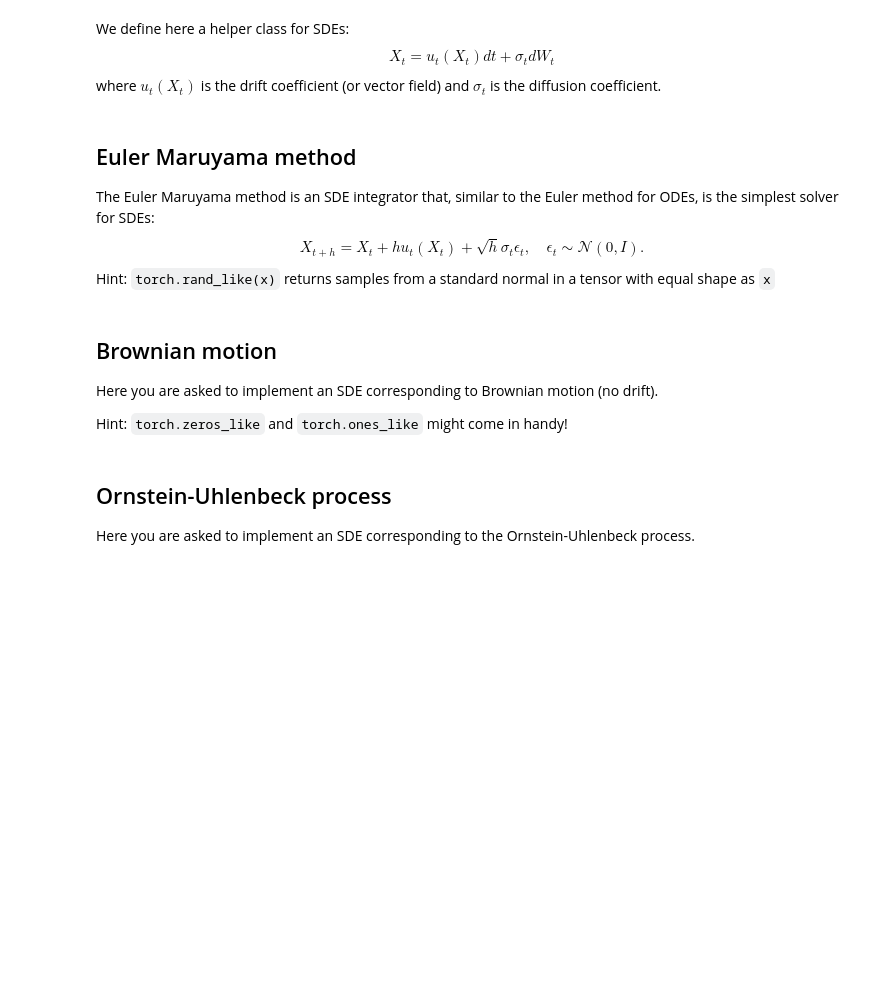
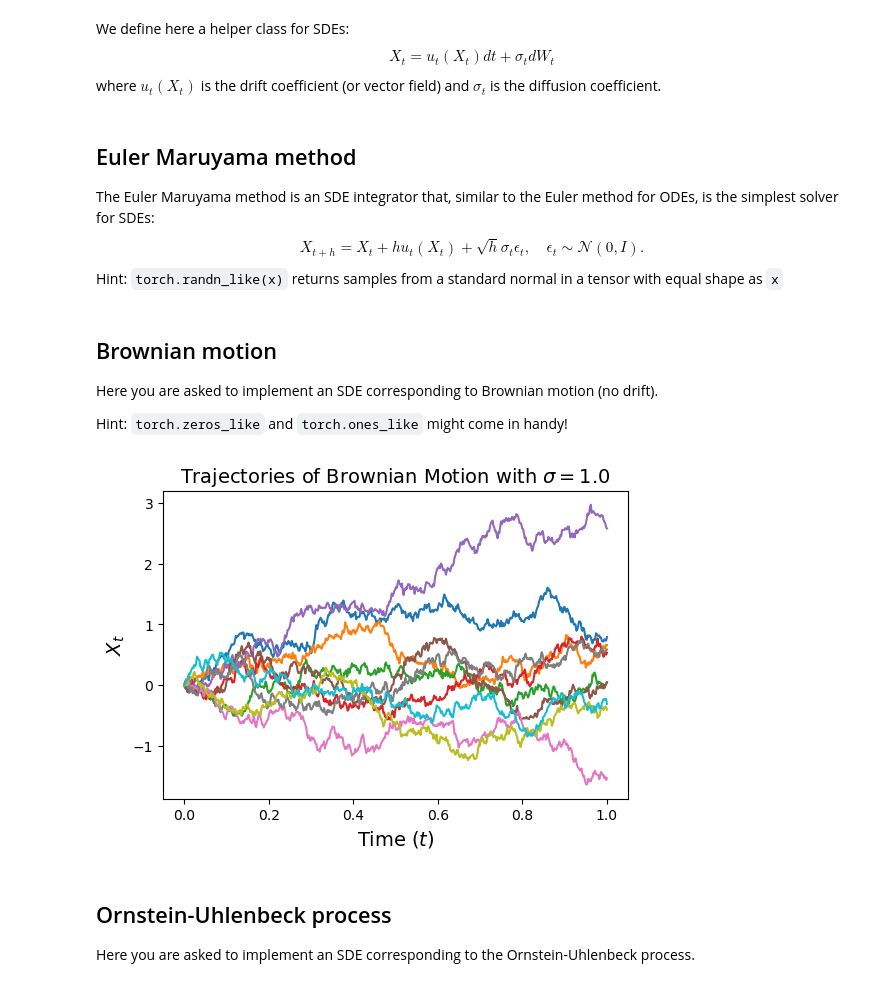
Before and after one commit to ScottMcHaffie/SH2150_assignments, a Jupyter notebook: assignment3/Assignment_3.ipynb, the cells around one changed output. Cells and saved outputs as stored; diff of their text form; code cells hidden in the pictures; blank space fills up the shorter version.

```diff
--- a/assignment3/Assignment_3.ipynb
+++ b/assignment3/Assignment_3.ipynb
@@ -65,7 +71,7 @@ class SDE(ABC):
 ## Euler Maruyama method
 The Euler Maruyama method is an SDE integrator that, similar to the Euler method for ODEs, is the simplest solver for SDEs:
 $$ X_{t+h} = X_t + hu_t(X_t) + \sqrt{h}\sigma_t \epsilon_t,\quad \epsilon_t \sim \mathcal{N}(0,I).$$
-Hint: `torch.rand_like(x)` returns samples from a standard normal in a tensor with equal shape as `x`
+Hint: `torch.randn_like(x)` returns samples from a standard normal in a tensor with equal shape as `x`
 # %%
 class EulerMaruyamaMethod:
     def __init__(self, sde: SDE):
@@ -81,7 +87,13 @@ class EulerMaruyamaMethod:
         Returns:
             - nxt: state at time t + dt
         """
-        raise NotImplementedError("To be implemented!")
+        # epsilon_t can be defined as torch.randn_like(x), returns randum nums drawn from a standard normal distribution (N(0, 1))
+
+        ut = self.sde.drift_coefficient(xt=xt, t=t)
+        sigt = self.sde.diffusion_coefficient(xt=xt, t=t)
+        epst = torch.randn_like(xt)
+        nxt = xt + (h * ut) + (torch.sqrt(h) * sigt * epst)
+        return nxt
 
     @torch.no_grad()
     def simulate(self, x: torch.Tensor, ts: torch.Tensor):
@@ -153,7 +165,8 @@ class BrownianMotion(SDE):
         Returns:
             - drift: shape (bs,)
         """
-        raise NotImplementedError("To be implemented!")
+        drift = torch.zeros_like(xt) # brownian motion is defined by ut = 0
+        return drift
 
     def diffusion_coefficient(self, xt: torch.Tensor, t: torch.Tensor) -> torch.Tensor:
         """
@@ -164,7 +177,8 @@ class BrownianMotion(SDE):
         Returns:
             - diffusion: shape (bs,)
         """
-        raise NotImplementedError("To be implemented!")
+        diffusion = self.sigma * torch.ones_like(xt)
+        return diffusion
 # %%
 def plot_trajectories_1d(x0: torch.Tensor, simulator: EulerMaruyamaMethod, timesteps: torch.Tensor, ax: Optional[Axes] = None):
         """
@@ -180,23 +194,25 @@ def plot_trajectories_1d(x0: torch.Tensor, simulator: EulerMaruyamaMethod, times
         trajectories = simulator.simulate_with_trajectory(x0, timesteps) # (num_trajectories, num_timesteps, ...)
         for trajectory_idx in range(trajectories.shape[0]):
             trajectory = trajectories[trajectory_idx, :, 0] # (num_timesteps,)
-            ax.plot(ts[trajectory_idx].cpu(), trajectory.cpu())
+            ax.plot(timesteps[trajectory_idx].cpu(), trajectory.cpu())
 # %%
-sigma = # TODO: choose sigma
+sigma = 1.0 # TODO: choose sigma
 
 brownian_motion = BrownianMotion(sigma)
 simulator = EulerMaruyamaMethod(sde=brownian_motion)
 num_trajectories = 10
 x0 = torch.zeros(num_trajectories, 1).to(device) # Initial values - let's start at zero
 ts = torch.linspace(0.0, 1.0, 500).view(1,-1,1).expand(num_trajectories,-1,1).to(device)
 
 plt.figure(figsize=(6,4))
 ax = plt.gca()
 ax.set_title(r'Trajectories of Brownian Motion with $\sigma=$' + str(sigma), fontsize=14)
 ax.set_xlabel(r'Time ($t$)', fontsize=14)
 ax.set_ylabel(r'$X_t$', fontsize=14)
 plot_trajectories_1d(x0, simulator, ts, ax)
 plt.show()
+# %% [output]
+[figure, added]
 # %% [markdown]
 ## Ornstein-Uhlenbeck process
 Here you are asked to implement an SDE corresponding to the Ornstein-Uhlenbeck process.
```
Also changed, not shown: parts of 4 cells of this notebook, 1 other file.
